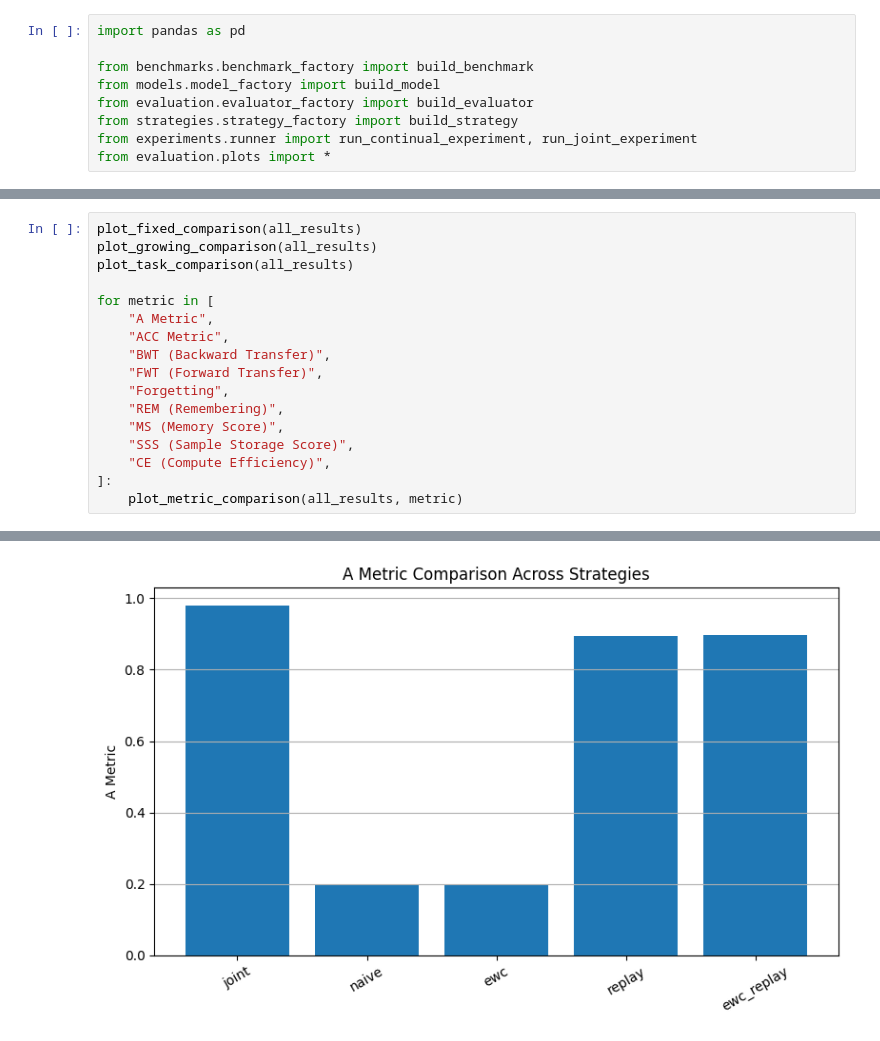
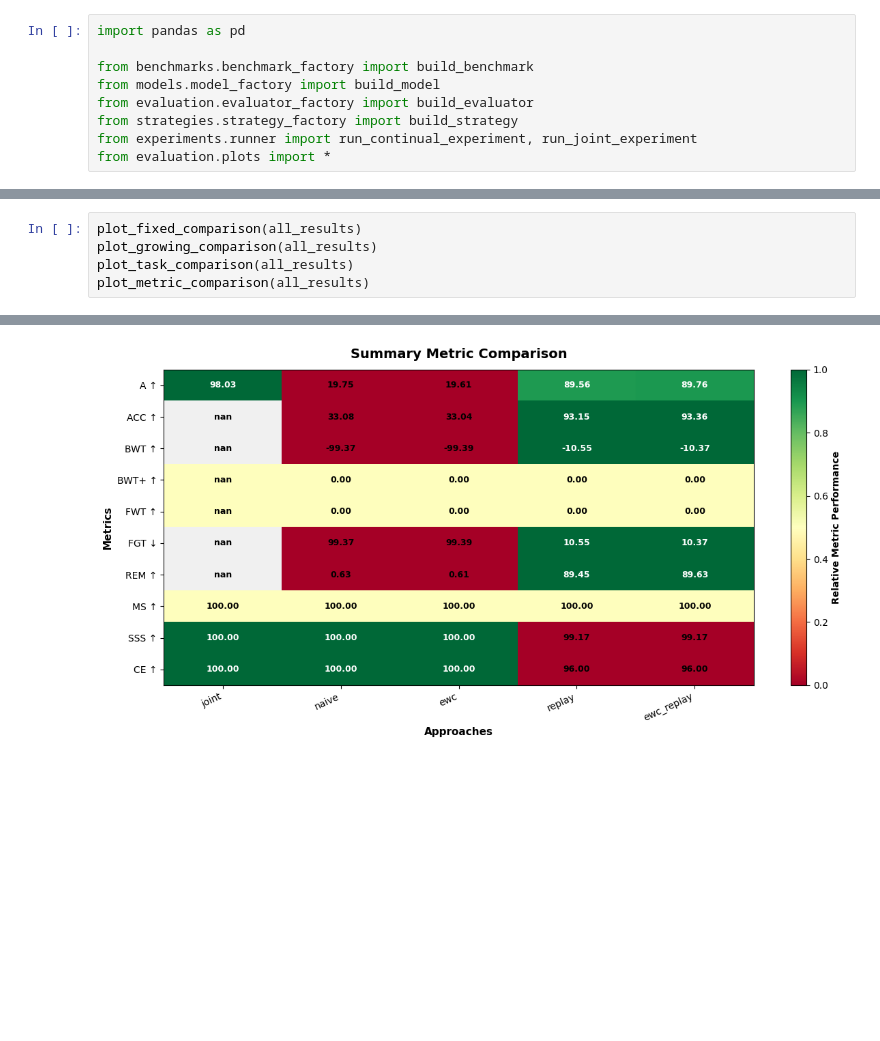
Before and after one commit to sreeja-g/cl-nonstationarity-research, a Jupyter notebook: notebooks/test_pipeline_multiple_approaches.ipynb, the cells around one changed output, grey strips where cells are left out. Saved outputs shown, nothing was run; the diff lists cells and outputs as text; blank space fills up the shorter version.

```diff
--- a/notebooks/test_pipeline_multiple_approaches.ipynb
+++ b/notebooks/test_pipeline_multiple_approaches.ipynb
@@ -268,22 +248,10 @@ display(df)
 # %%
 plot_fixed_comparison(all_results)
 plot_growing_comparison(all_results)
 plot_task_comparison(all_results)
-
-for metric in [
-    "A Metric",
-    "ACC Metric",
-    "BWT (Backward Transfer)",
-    "FWT (Forward Transfer)",
-    "Forgetting",
-    "REM (Remembering)",
-    "MS (Memory Score)",
-    "SSS (Sample Storage Score)",
-    "CE (Compute Efficiency)",
-]:
-    plot_metric_comparison(all_results, metric)
+plot_metric_comparison(all_results)
 # %% [output]
 [figure]
 [figure]
 [figure]
-[figure, old version]
+[figure, new version]
```
Also changed, not shown: parts of 5 cells of this notebook, 6 other files.
